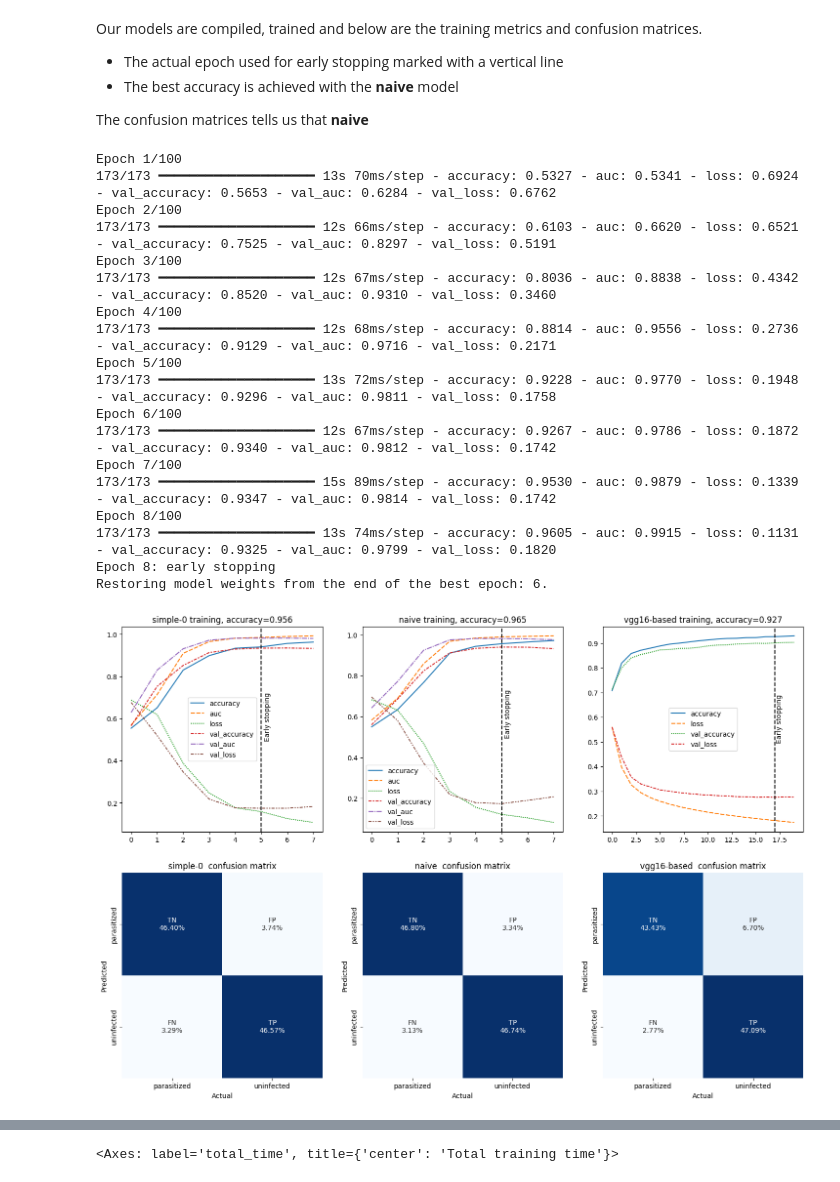
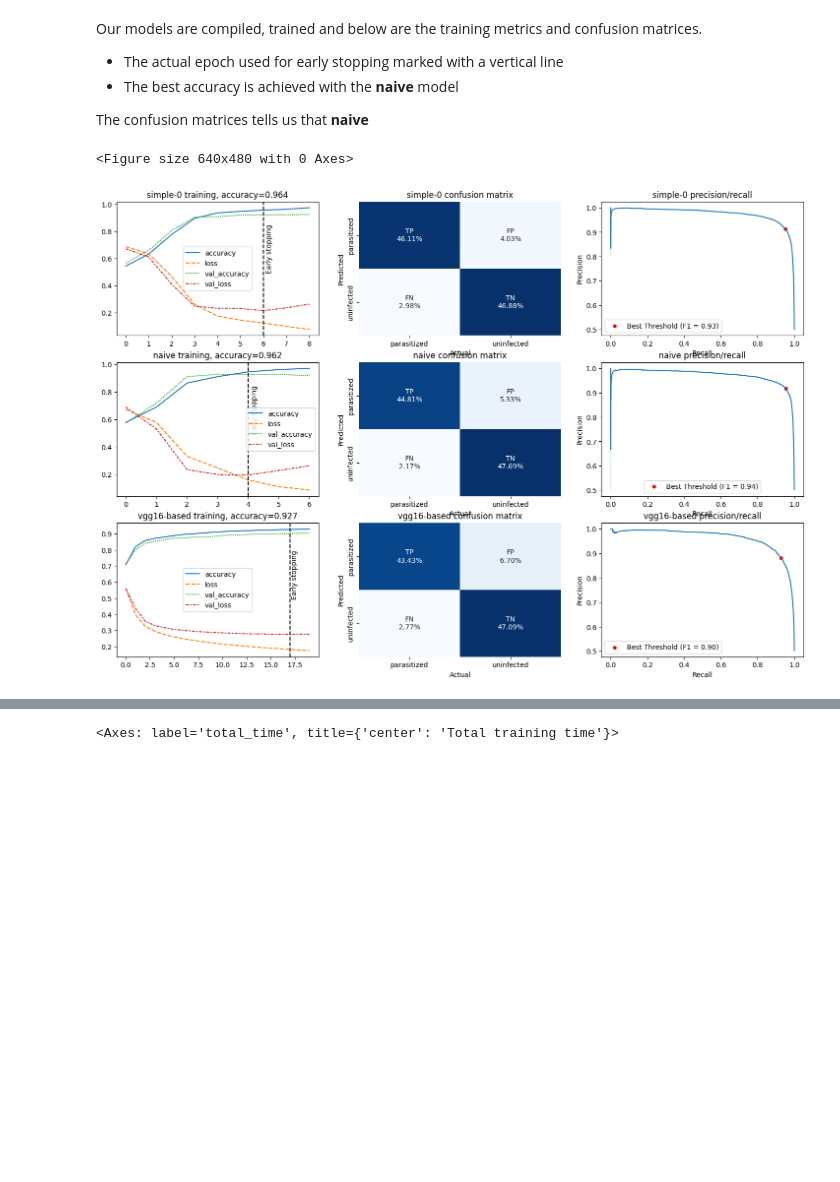
Before and after one commit to jlarsson/tfds-malaria, a Jupyter notebook: malaria.ipynb, the cells around one changed output, grey strips where cells are left out. Saved outputs shown, nothing was run; the diff lists cells and outputs as text; code cells hidden in the pictures; blank space fills up the shorter version.

```diff
--- a/malaria.ipynb
+++ b/malaria.ipynb
@@ -537,27 +569,18 @@ Our models are compiled, trained and below are the training metrics and confusio
 
 The confusion matrices tells us that __naive__
 # %%
-fig, ax = plt.subplots(nrows=2, ncols=len(models), figsize=(18,12))
+# fig, ax = plt.subplots(nrows=3, ncols=len(models), figsize=(18,12))
+# for index,model in enumerate(models):
+#     model.plt_hst(ax[0, index])
+#     model.plt_cm(ax[1, index])
+#     model.plt_precision_recall(ax[2, index])
+
+plt.tight_layout() # (h_pad=3, w_pad=3)
+fig, ax = plt.subplots(nrows=len(models), ncols=3, figsize=(18,12))
 for index,model in enumerate(models):
-    model.plt_hst(ax[0, index])
-    model.plt_cm(ax[1, index])
+    model.plt_hst(ax[index, 0])
+    model.plt_cm(ax[index,1])
+    model.plt_precision_recall(ax[index,2])
 # %% [output]
-Epoch 1/100
-173/173 ━━━━━━━━━━━━━━━━━━━━ 13s 70ms/step - accuracy: 0.5327 - auc: 0.5341 - loss: 0.6924 - val_accuracy: 0.5653 - val_auc: 0.6284 - val_loss: 0.6762
-Epoch 2/100
-173/173 ━━━━━━━━━━━━━━━━━━━━ 12s 66ms/step - accuracy: 0.6103 - auc: 0.6620 - loss: 0.6521 - val_accuracy: 0.7525 - val_auc: 0.8297 - val_loss: 0.5191
-Epoch 3/100
-173/173 ━━━━━━━━━━━━━━━━━━━━ 12s 67ms/step - accuracy: 0.8036 - auc: 0.8838 - loss: 0.4342 - val_accuracy: 0.8520 - val_auc: 0.9310 - val_loss: 0.3460
-Epoch 4/100
-173/173 ━━━━━━━━━━━━━━━━━━━━ 12s 68ms/step - accuracy: 0.8814 - auc: 0.9556 - loss: 0.2736 - val_accuracy: 0.9129 - val_auc: 0.9716 - val_loss: 0.2171
-Epoch 5/100
-173/173 ━━━━━━━━━━━━━━━━━━━━ 13s 72ms/step - accuracy: 0.9228 - auc: 0.9770 - loss: 0.1948 - val_accuracy: 0.9296 - val_auc: 0.9811 - val_loss: 0.1758
-Epoch 6/100
-173/173 ━━━━━━━━━━━━━━━━━━━━ 12s 67ms/step - accuracy: 0.9267 - auc: 0.9786 - loss: 0.1872 - val_accuracy: 0.9340 - val_auc: 0.9812 - val_loss: 0.1742
-Epoch 7/100
-173/173 ━━━━━━━━━━━━━━━━━━━━ 15s 89ms/step - accuracy: 0.9530 - auc: 0.9879 - loss: 0.1339 - val_accuracy: 0.9347 - val_auc: 0.9814 - val_loss: 0.1742
-Epoch 8/100
-173/173 ━━━━━━━━━━━━━━━━━━━━ 13s 74ms/step - accuracy: 0.9605 - auc: 0.9915 - loss: 0.1131 - val_accuracy: 0.9325 - val_auc: 0.9799 - val_loss: 0.1820
-Epoch 8: early stopping
-Restoring model weights from the end of the best epoch: 6.
+<Figure size 640x480 with 0 Axes>
-[figure, old version]
+[figure, new version]
```
Also changed, not shown: parts of 9 cells of this notebook.
